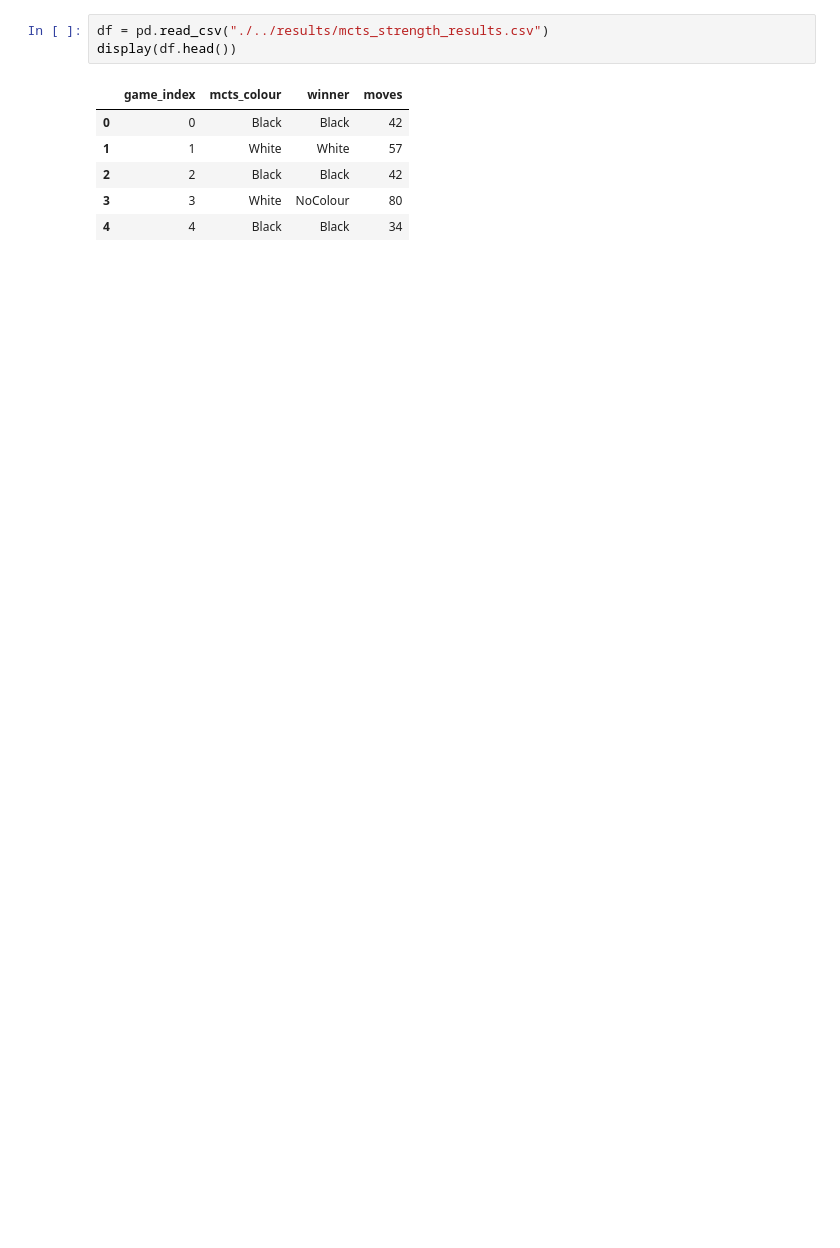
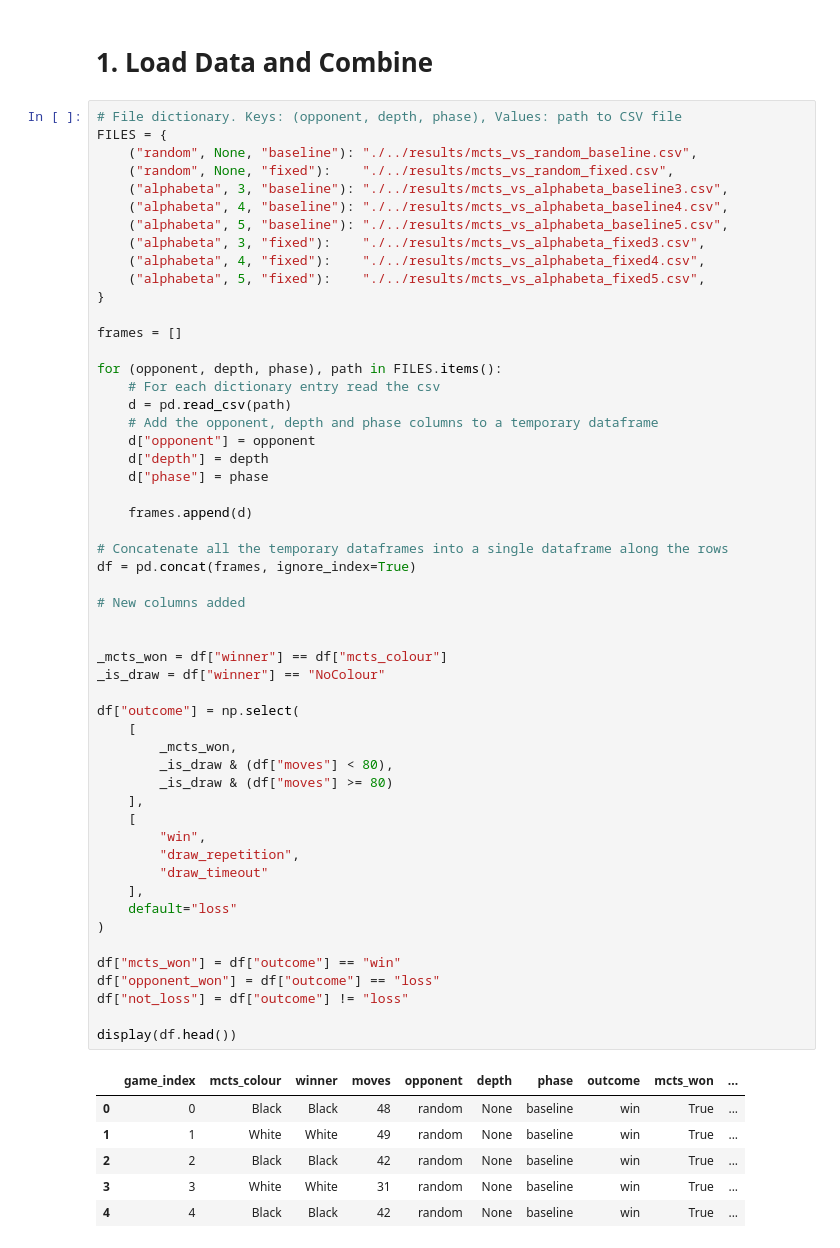
Before and after one commit to daniel-matveev/DraughtsEngine, a Jupyter notebook: analysis/mcts_analysis.ipynb, the cells around one changed output. Drawn from its saved outputs; the diff is of its cells as text; blank space fills up the shorter version.

Commit message:
Analysis of MonteCarloTreeSearch's strength using the baseline and fixed versions

```diff
--- a/analysis/mcts_analysis.ipynb
+++ b/analysis/mcts_analysis.ipynb
@@ -5,10 +25,62 @@ import pandas as pd
+# %% [markdown]
+# 1. Load Data and Combine
 # %%
-df = pd.read_csv("./../results/mcts_strength_results.csv")
+# File dictionary. Keys: (opponent, depth, phase), Values: path to CSV file
+FILES = {
+    ("random", None, "baseline"): "./../results/mcts_vs_random_baseline.csv",
+    ("random", None, "fixed"):    "./../results/mcts_vs_random_fixed.csv",
+    ("alphabeta", 3, "baseline"): "./../results/mcts_vs_alphabeta_baseline3.csv",
+    ("alphabeta", 4, "baseline"): "./../results/mcts_vs_alphabeta_baseline4.csv",
+    ("alphabeta", 5, "baseline"): "./../results/mcts_vs_alphabeta_baseline5.csv",
+    ("alphabeta", 3, "fixed"):    "./../results/mcts_vs_alphabeta_fixed3.csv",
+    ("alphabeta", 4, "fixed"):    "./../results/mcts_vs_alphabeta_fixed4.csv",
+    ("alphabeta", 5, "fixed"):    "./../results/mcts_vs_alphabeta_fixed5.csv",
+}
+
+frames = []
+
+for (opponent, depth, phase), path in FILES.items():
+    # For each dictionary entry read the csv
+    d = pd.read_csv(path)
+    # Add the opponent, depth and phase columns to a temporary dataframe
+    d["opponent"] = opponent
+    d["depth"] = depth
+    d["phase"] = phase
+
+    frames.append(d)
+
+# Concatenate all the temporary dataframes into a single dataframe along the rows
+df = pd.concat(frames, ignore_index=True)
+
+# New columns added
+
+
+_mcts_won = df["winner"] == df["mcts_colour"]
+_is_draw = df["winner"] == "NoColour"
+
+df["outcome"] = np.select(
+    [
+        _mcts_won,
+        _is_draw & (df["moves"] < 80),
+        _is_draw & (df["moves"] >= 80)
+    ],
+    [
+        "win",
+        "draw_repetition",
+        "draw_timeout"
+    ],
+    default="loss"
+)
+
+df["mcts_won"] = df["outcome"] == "win"
+df["opponent_won"] = df["outcome"] == "loss"
+df["not_loss"] = df["outcome"] != "loss"
+
 display(df.head())
 # %% [output]
-|  | game_index | mcts_colour | winner | moves |
-| 0 | 0 | Black | Black | 42 |
-| 1 | 1 | White | White | 57 |
-| 2 | 2 | Black | Black | 42 |
-| 3 | 3 | White | NoColour | 80 |
-| 4 | 4 | Black | Black | 34 |
+|  | game_index | mcts_colour | winner | moves | opponent | depth | phase | outcome | mcts_won | ... |
+| 0 | 0 | Black | Black | 48 | random | None | baseline | win | True | ... |
+| 1 | 1 | White | White | 49 | random | None | baseline | win | True | ... |
+| 2 | 2 | Black | Black | 42 | random | None | baseline | win | True | ... |
+| 3 | 3 | White | White | 31 | random | None | baseline | win | True | ... |
+| 4 | 4 | Black | Black | 42 | random | None | baseline | win | True | ... |
```
Also changed, not shown: parts of 14 cells of this notebook, 3 other files.
